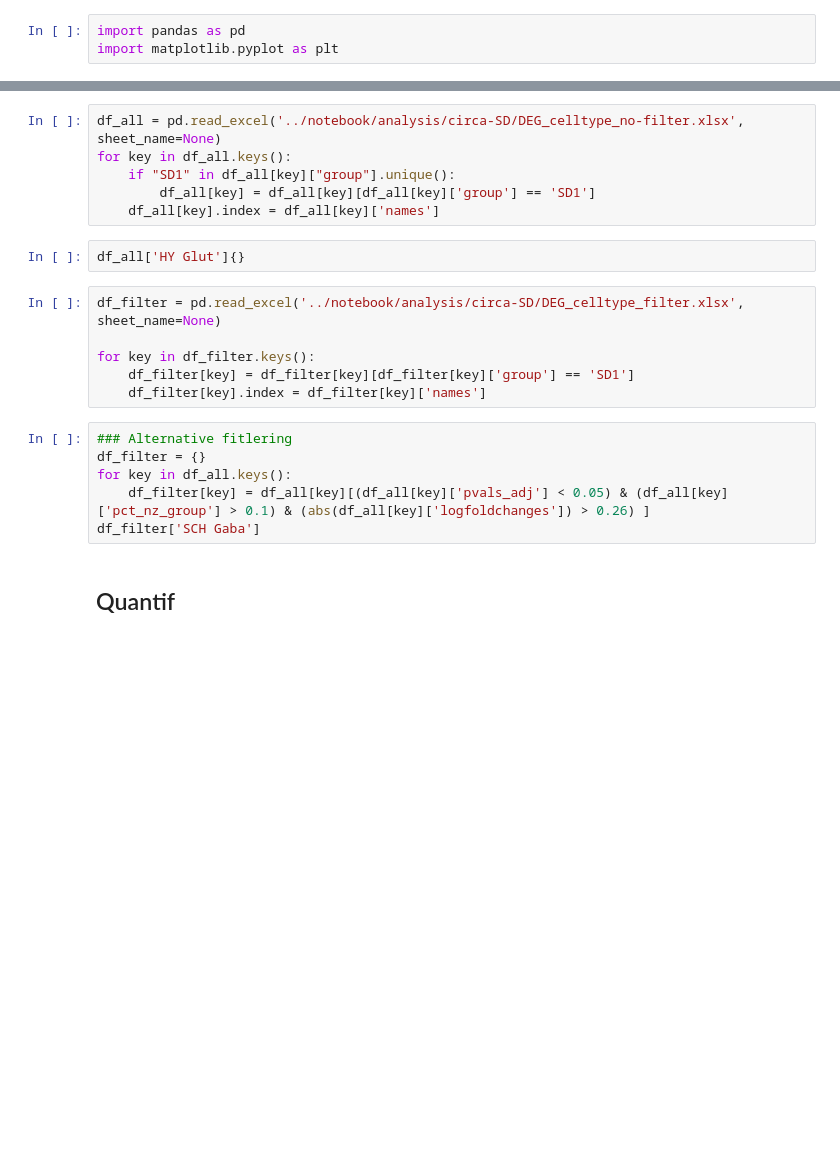
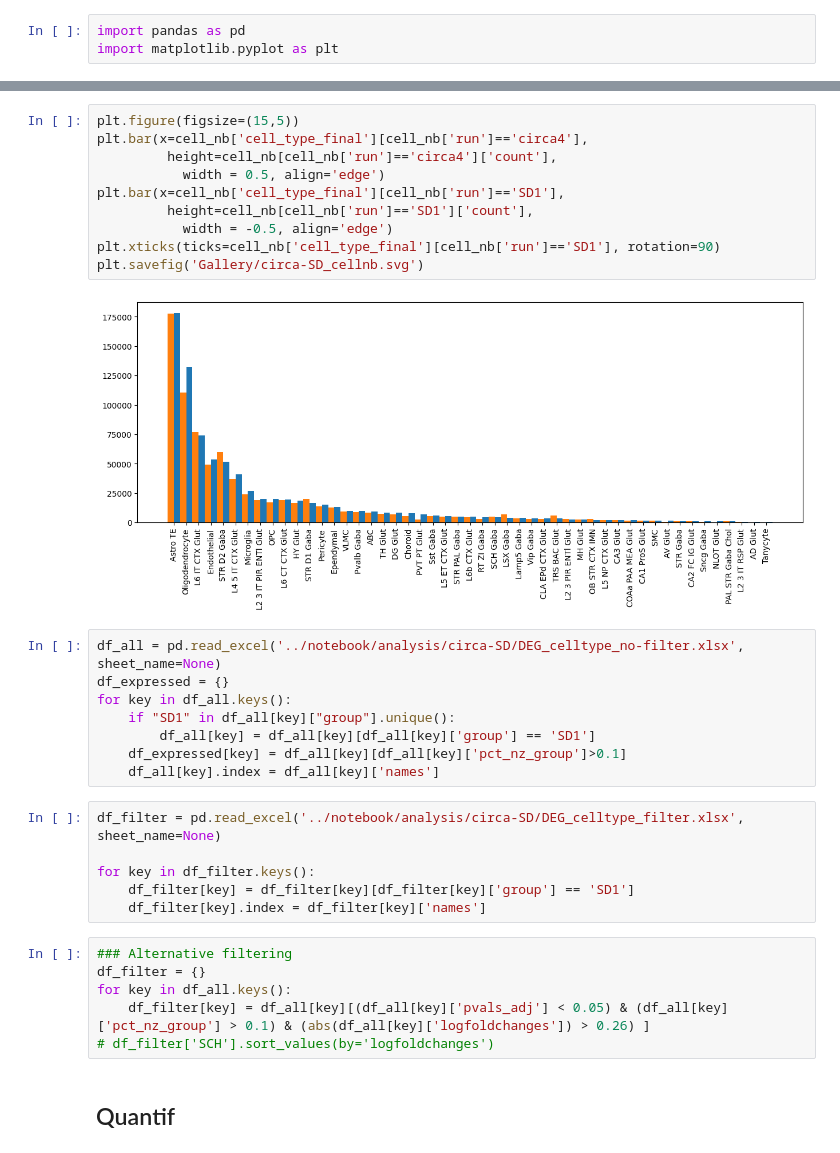
Before and after one commit to Carboneinerte/Pynda_ssc, a Jupyter notebook: v9D_Xenium_Downstream_Analysis_WIP.ipynb, the cells around one changed output, grey strips where cells are left out. Cells and saved outputs as stored; diff of their text form; blank space fills up the shorter version.

```diff
--- a/v9D_Xenium_Downstream_Analysis_WIP.ipynb
+++ b/v9D_Xenium_Downstream_Analysis_WIP.ipynb
@@ -678,11 +696,23 @@ cell_nb
+# %%
+plt.figure(figsize=(15,5))
+plt.bar(x=cell_nb['cell_type_final'][cell_nb['run']=='circa4'],
+         height=cell_nb[cell_nb['run']=='circa4']['count'],
+           width = 0.5, align='edge')
+plt.bar(x=cell_nb['cell_type_final'][cell_nb['run']=='SD1'],
+         height=cell_nb[cell_nb['run']=='SD1']['count'],
+           width = -0.5, align='edge')
+plt.xticks(ticks=cell_nb['cell_type_final'][cell_nb['run']=='SD1'], rotation=90)
+plt.savefig('Gallery/circa-SD_cellnb.svg')
+# %% [output]
+[figure, added]
 # %%
 df_all = pd.read_excel('../notebook/analysis/circa-SD/DEG_celltype_no-filter.xlsx', sheet_name=None)
+df_expressed = {}
 for key in df_all.keys():
     if "SD1" in df_all[key]["group"].unique():
         df_all[key] = df_all[key][df_all[key]['group'] == 'SD1']
+    df_expressed[key] = df_all[key][df_all[key]['pct_nz_group']>0.1]
     df_all[key].index = df_all[key]['names']
-# %%
-df_all['HY Glut']{}
 # %%
 df_filter = pd.read_excel('../notebook/analysis/circa-SD/DEG_celltype_filter.xlsx', sheet_name=None)
 
@@ -690,11 +720,11 @@ for key in df_filter.keys():
     df_filter[key] = df_filter[key][df_filter[key]['group'] == 'SD1']
     df_filter[key].index = df_filter[key]['names']
 # %%
-### Alternative fitlering
+### Alternative filtering
 df_filter = {}
 for key in df_all.keys():
     df_filter[key] = df_all[key][(df_all[key]['pvals_adj'] < 0.05) & (df_all[key]['pct_nz_group'] > 0.1) & (abs(df_all[key]['logfoldchanges']) > 0.26) ]
-df_filter['SCH Gaba']
+# df_filter['SCH'].sort_values(by='logfoldchanges')
 # %% [markdown]
 ## Quantif
 # %%
```
Also changed, not shown: parts of 18 cells of this notebook, 3 other files.
